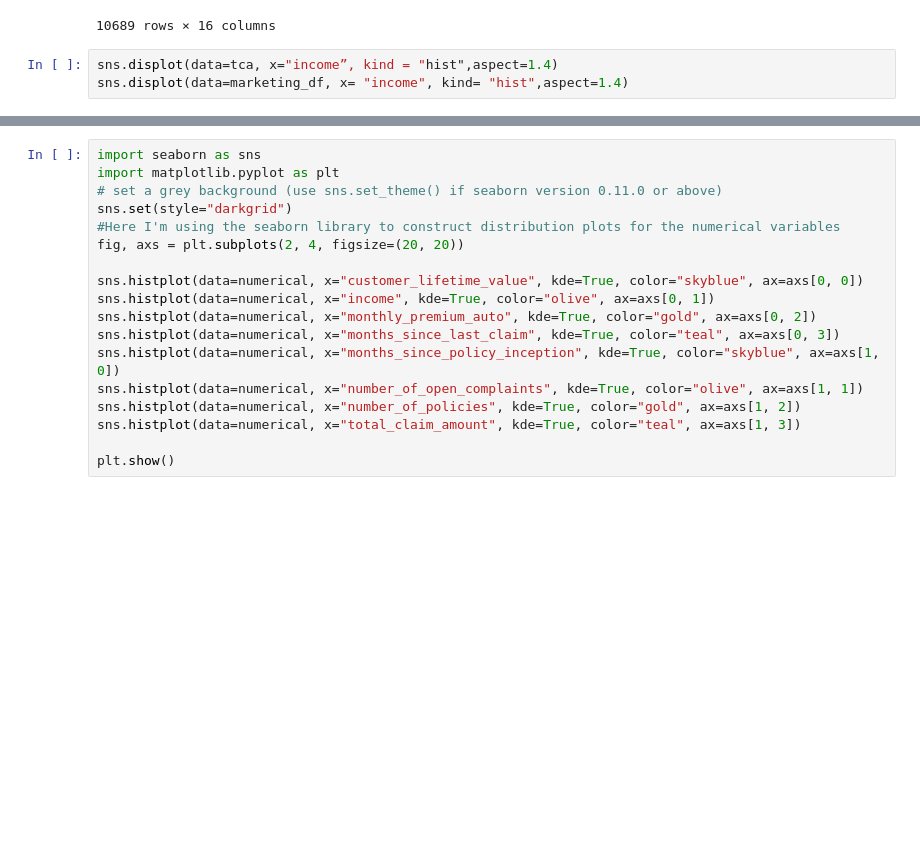
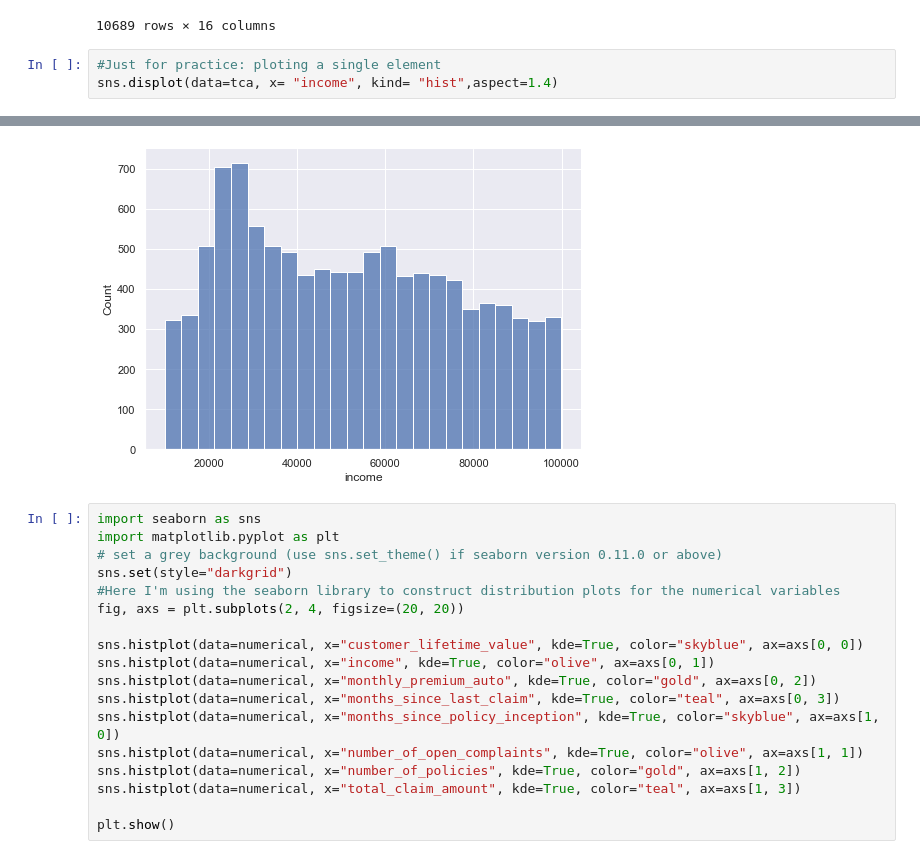
Before and after one commit to joom79/IronhackLab, a Jupyter notebook: Customer_Analysis_Case_Study/Data/Total Claim Amount.ipynb, the cells around one changed output, grey strips where cells are left out. Cells and saved outputs as stored; diff of their text form; blank space fills up the shorter version.

```diff
--- a/Customer_Analysis_Case_Study/Data/Total Claim Amount.ipynb
+++ b/Customer_Analysis_Case_Study/Data/Total Claim Amount.ipynb
@@ -74,6 +74,6 @@ categorical
 | 10688 | central | no | basic | bachelor | 1/8/11 | jan | unemployed | m | ... |
 10689 rows × 16 columns
 # %%
-sns.displot(data=tca, x="income”, kind = "hist",aspect=1.4)
-sns.displot(data=marketing_df, x= "income", kind= "hist",aspect=1.4)
+#Just for practice: ploting a single element
+sns.displot(data=tca, x= "income", kind= "hist",aspect=1.4)
 # %% [output]
@@ -81,3 +81,4 @@ SyntaxError: invalid syntax (<ipython-input-26-1fd901ef2352>, line 1)
+[figure, added]
 # %%
 import seaborn as sns
 import matplotlib.pyplot as plt
```
Also changed, not shown: parts of 1 cell of this notebook.
